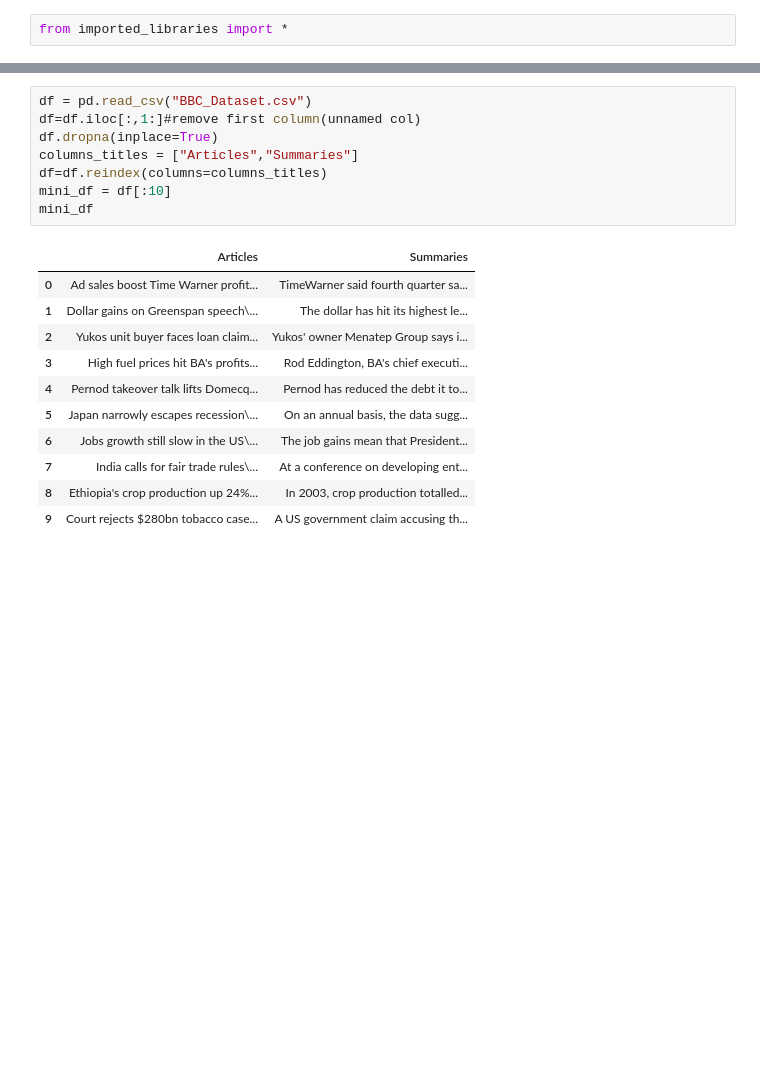
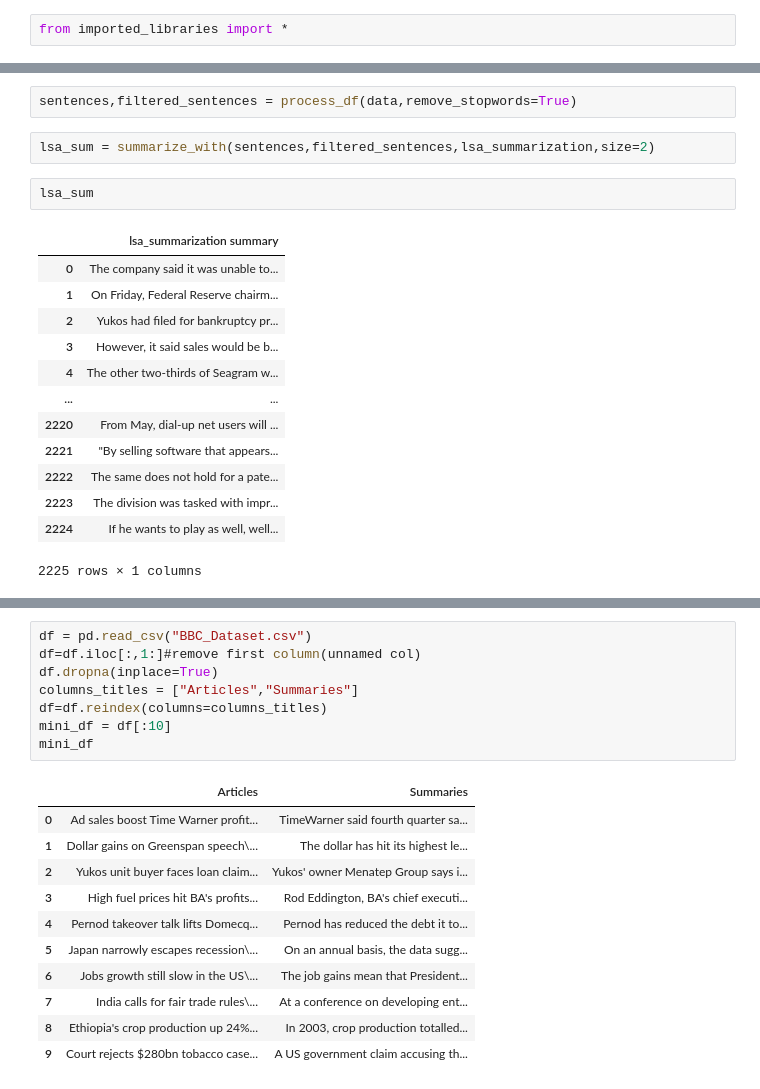
Before and after one commit to ZeyadMashhour/text_summarization, a Jupyter notebook: Testing.ipynb, the cells around one changed output, grey strips where cells are left out. Saved outputs shown, nothing was run; the diff lists cells and outputs as text; blank space fills up the shorter version.

```diff
--- a/Testing.ipynb
+++ b/Testing.ipynb
@@ -88,0 +20,20 @@ read_file.to_csv (path)
+# %%
+sentences,filtered_sentences = process_df(data,remove_stopwords=True)
+# %%
+lsa_sum = summarize_with(sentences,filtered_sentences,lsa_summarization,size=2)
+# %%
+lsa_sum
+# %% [output]
+|  | lsa_summarization summary |
+| 0 | The company said it was unable to... |
+| 1 | On Friday, Federal Reserve chairm... |
+| 2 | Yukos had filed for bankruptcy pr... |
+| 3 | However, it said sales would be b... |
+| 4 | The other two-thirds of Seagram w... |
+| ... | ... |
+| 2220 | From May, dial-up net users will ... |
+| 2221 | "By selling software that appears... |
+| 2222 | The same does not hold for a pate... |
+| 2223 | The division was tasked with impr... |
+| 2224 | If he wants to play as well, well... |
+2225 rows × 1 columns
```
Also changed, not shown: parts of 28 cells of this notebook, 5 other files.
